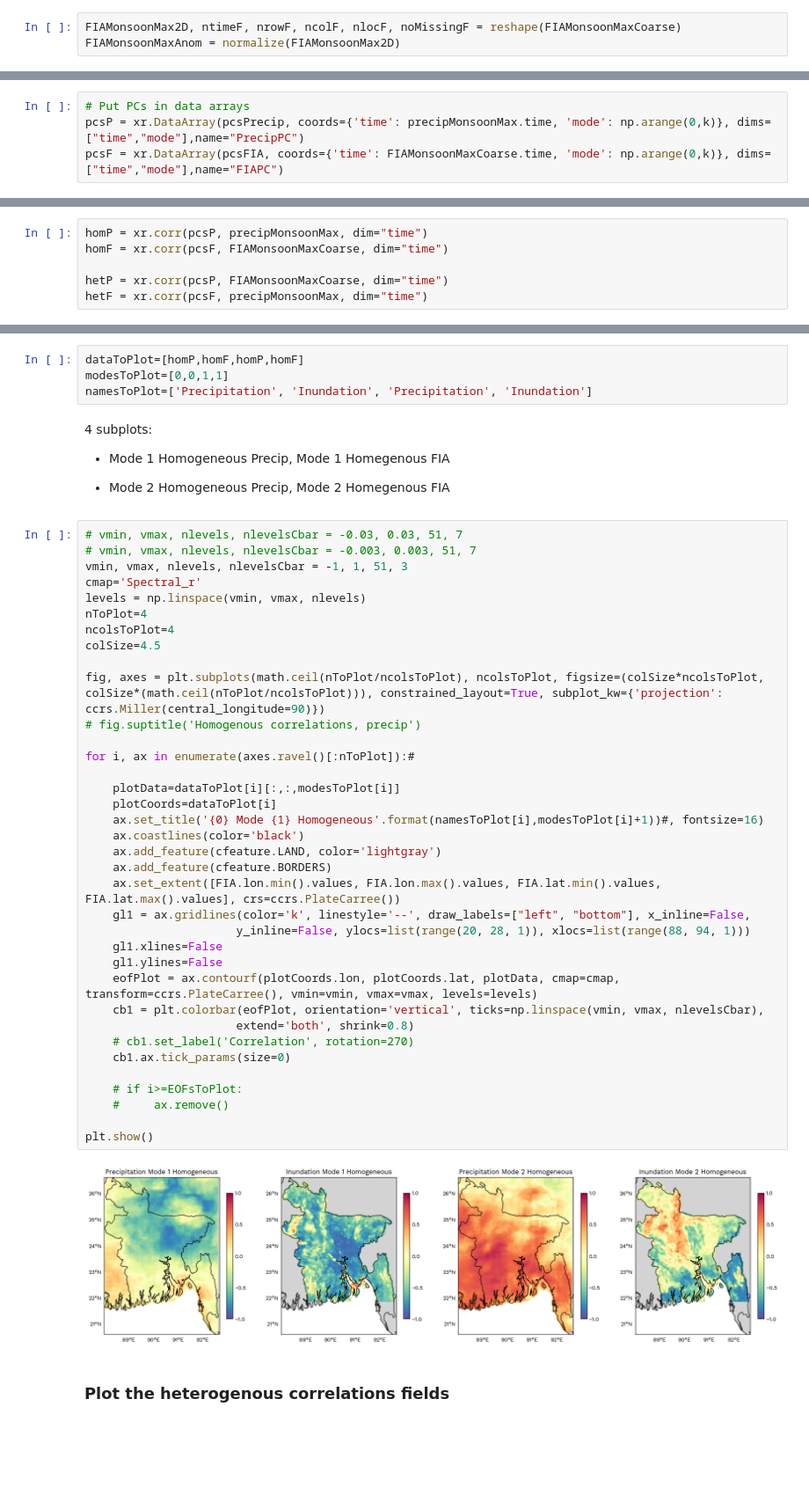
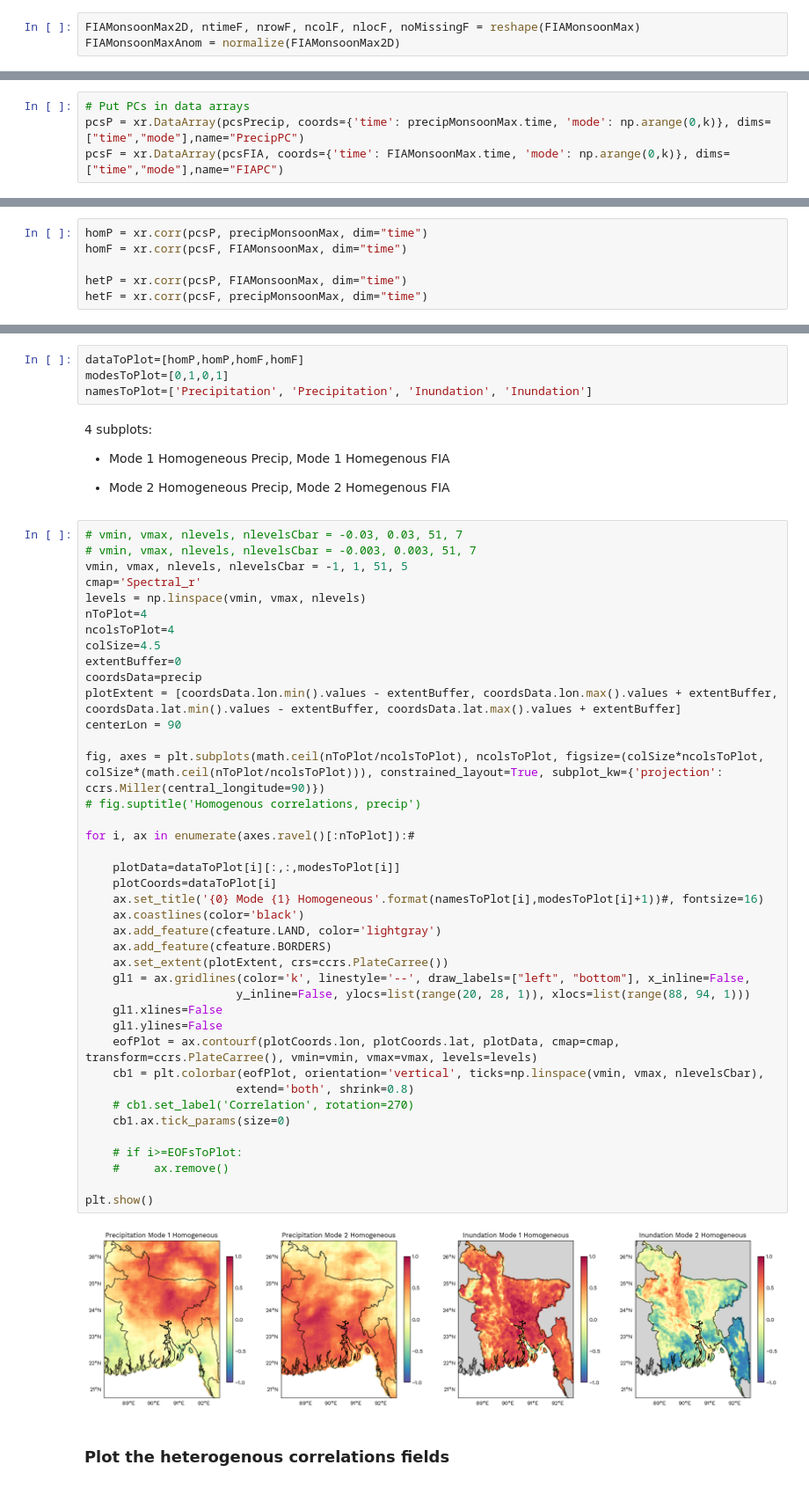
Before and after one commit to alex-saunders00/geog696CProject, a Jupyter notebook: scr/dataAnalysis/calcMCA_FIA_precip.ipynb, the cells around one changed output, grey strips where cells are left out. Shown at 88% size. Cells and saved outputs as stored; diff of their text form; blank space fills up the shorter version.

```diff
--- a/scr/dataAnalysis/calcMCA_FIA_precip.ipynb
+++ b/scr/dataAnalysis/calcMCA_FIA_precip.ipynb
@@ -162,5 +131,5 @@ Shape after removing data with missing vals (22, 9317)
 # %%
-FIAMonsoonMax2D, ntimeF, nrowF, ncolF, nlocF, noMissingF = reshape(FIAMonsoonMaxCoarse)
+FIAMonsoonMax2D, ntimeF, nrowF, ncolF, nlocF, noMissingF = reshape(FIAMonsoonMax)
 FIAMonsoonMaxAnom = normalize(FIAMonsoonMax2D)
 # %% [output]
 Shape before removing data with missing vals (22, 11468)
@@ -200,14 +170,14 @@ PCs for y (22, 21)
 # %%
 # Put PCs in data arrays
 pcsP = xr.DataArray(pcsPrecip, coords={'time': precipMonsoonMax.time, 'mode': np.arange(0,k)}, dims=["time","mode"],name="PrecipPC")
-pcsF = xr.DataArray(pcsFIA, coords={'time': FIAMonsoonMaxCoarse.time, 'mode': np.arange(0,k)}, dims=["time","mode"],name="FIAPC")
+pcsF = xr.DataArray(pcsFIA, coords={'time': FIAMonsoonMax.time, 'mode': np.arange(0,k)}, dims=["time","mode"],name="FIAPC")
 # %% [markdown]
 ### Calculate homogeneous and hetereogenous correlation fields
 # %%
 homP = xr.corr(pcsP, precipMonsoonMax, dim="time")
-homF = xr.corr(pcsF, FIAMonsoonMaxCoarse, dim="time")
+homF = xr.corr(pcsF, FIAMonsoonMax, dim="time")
 
-hetP = xr.corr(pcsP, FIAMonsoonMaxCoarse, dim="time")
+hetP = xr.corr(pcsP, FIAMonsoonMax, dim="time")
 hetF = xr.corr(pcsF, precipMonsoonMax, dim="time")
 # %%
 # Put mode as the third dimension
@@ -218,9 +188,9 @@ hetF=hetF.transpose("lat", "lon", "mode")
 # %% [markdown]
 ### Plot the homogeneous correlations fields
 # %%
-dataToPlot=[homP,homF,homP,homF]
-modesToPlot=[0,0,1,1]
-namesToPlot=['Precipitation', 'Inundation', 'Precipitation', 'Inundation']
+dataToPlot=[homP,homP,homF,homF]
+modesToPlot=[0,1,0,1]
+namesToPlot=['Precipitation', 'Precipitation', 'Inundation', 'Inundation']
 # %% [markdown]
 4 subplots:
 
@@ -230,41 +200,45 @@ namesToPlot=['Precipitation', 'Inundation', 'Precipitation', 'Inundation']
 # %%
 # vmin, vmax, nlevels, nlevelsCbar = -0.03, 0.03, 51, 7
 # vmin, vmax, nlevels, nlevelsCbar = -0.003, 0.003, 51, 7
-vmin, vmax, nlevels, nlevelsCbar = -1, 1, 51, 3
+vmin, vmax, nlevels, nlevelsCbar = -1, 1, 51, 5
 cmap='Spectral_r'
 levels = np.linspace(vmin, vmax, nlevels)
 nToPlot=4
 ncolsToPlot=4
 colSize=4.5
+extentBuffer=0
+coordsData=precip
+plotExtent = [coordsData.lon.min().values - extentBuffer, coordsData.lon.max().values + extentBuffer, coordsData.lat.min().values - extentBuffer, coordsData.lat.max().values + extentBuffer]
+centerLon = 90
 
 fig, axes = plt.subplots(math.ceil(nToPlot/ncolsToPlot), ncolsToPlot, figsize=(colSize*ncolsToPlot, colSize*(math.ceil(nToPlot/ncolsToPlot))), constrained_layout=True, subplot_kw={'projection': ccrs.Miller(central_longitude=90)})
 # fig.suptitle('Homogenous correlations, precip')
 
 for i, ax in enumerate(axes.ravel()[:nToPlot]):#
 
     plotData=dataToPlot[i][:,:,modesToPlot[i]]
     plotCoords=dataToPlot[i]
     ax.set_title('{0} Mode {1} Homogeneous'.format(namesToPlot[i],modesToPlot[i]+1))#, fontsize=16)
     ax.coastlines(color='black')
     ax.add_feature(cfeature.LAND, color='lightgray')
     ax.add_feature(cfeature.BORDERS)
-    ax.set_extent([FIA.lon.min().values, FIA.lon.max().values, FIA.lat.min().values, FIA.lat.max().values], crs=ccrs.PlateCarree())
+    ax.set_extent(plotExtent, crs=ccrs.PlateCarree())
     gl1 = ax.gridlines(color='k', linestyle='--', draw_labels=["left", "bottom"], x_inline=False,
                       y_inline=False, ylocs=list(range(20, 28, 1)), xlocs=list(range(88, 94, 1)))
     gl1.xlines=False
     gl1.ylines=False
     eofPlot = ax.contourf(plotCoords.lon, plotCoords.lat, plotData, cmap=cmap, transform=ccrs.PlateCarree(), vmin=vmin, vmax=vmax, levels=levels)
     cb1 = plt.colorbar(eofPlot, orientation='vertical', ticks=np.linspace(vmin, vmax, nlevelsCbar),
                       extend='both', shrink=0.8)
     # cb1.set_label('Correlation', rotation=270)
     cb1.ax.tick_params(size=0)
 
     # if i>=EOFsToPlot:
     #     ax.remove()
 
 plt.show()
 # %% [output]
-[figure, old version]
+[figure, new version]
 # %% [markdown]
 ### Plot the heterogenous correlations fields
 # %%
```
Also changed, not shown: parts of 30 cells of this notebook, 32 other files.
